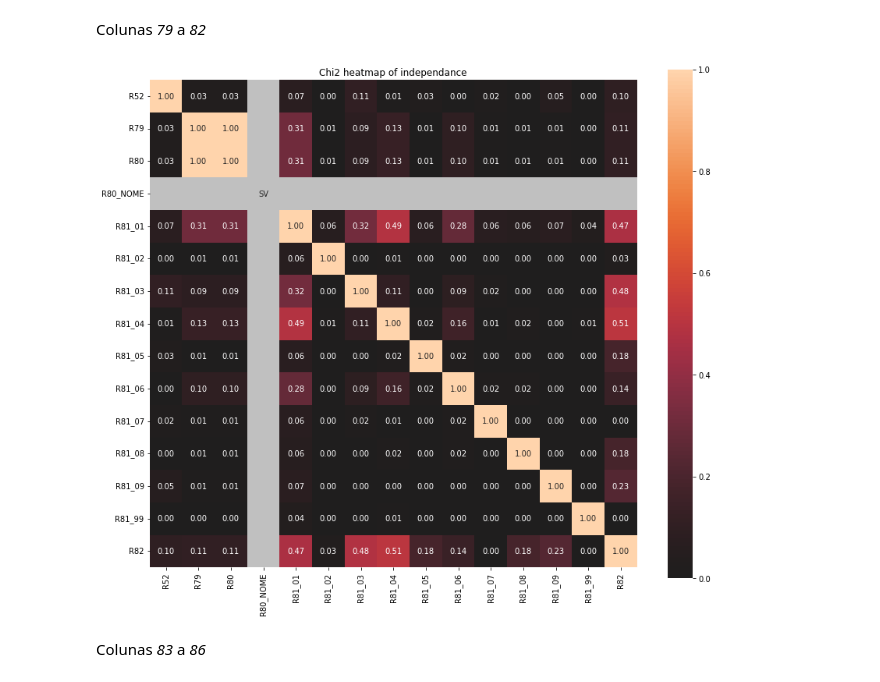
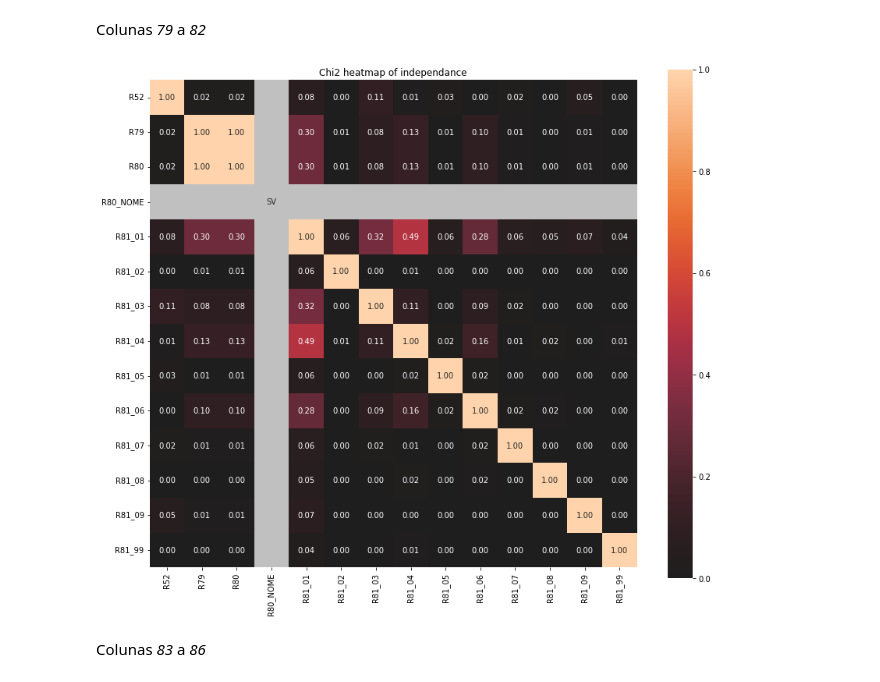
Before and after one commit to insper-classroom/23-1a-cd-p2-anderson_samuel_vinicius, a Jupyter notebook: Relatório.ipynb, the cells around one changed output. Drawn from its saved outputs; the diff is of its cells as text; code cells hidden in the pictures.

```diff
--- a/Relatório.ipynb
+++ b/Relatório.ipynb
@@ -1011,8 +1193,8 @@ Colunas _21_ a _27_
 # Pegando as colunas para selecionar pelo dicionário
 bloco_buscado = []
 aux = ''
-i = 21
-while i <= 27:
+i = 23
+while i <= 24:
     aux = 'R' + str(i)
     bloco_buscado.append(aux)
     i += 1
@@ -1087,7 +1269,7 @@ Colunas _33_ a _40_
 bloco_buscado = []
 aux = ''
 i = 33
-while i <= 40:
+while i <= 38:
     aux = 'R' + str(i)
     bloco_buscado.append(aux)
     i += 1
@@ -1283,7 +1465,7 @@ Colunas _60_ a _66_
 # %%
 bloco_buscado = []
 aux = ''
-i = 60
+i = 61
 while i <= 66:
     aux = 'R' + str(i)
     bloco_buscado.append(aux)
@@ -1380,7 +1562,7 @@ Colunas _74_ a _75_
 bloco_buscado = []
 aux = ''
 i = 74
-while i <= 75:
+while i <= 74:
     aux = 'R' + str(i)
     bloco_buscado.append(aux)
     i += 1
@@ -1427,25 +1609,25 @@ Colunas _79_ a _82_
 # %%
 bloco_buscado = []
 aux = ''
 i = 79
-while i <= 82:
+while i <= 81:
     aux = 'R' + str(i)
     bloco_buscado.append(aux)
     i += 1
 
 # Separando o bloco por loc
 perguntas = ['R52']
 for per in bloco_buscado:
     for column in col_per_quest[per]:
         perguntas.append(column)
 
 analise = responsaveis_df.loc[:, perguntas]
 
 # Teste do Chi Quadrado
 associations(analise,figsize=(14,12),title="Chi2 heatmap of independance")
 plt.show()
 # %% [output]
-[figure, old version]
+[figure, new version]
 # %% [markdown]
 Colunas _83_ a _86_
 # %%
```
Also changed, not shown: parts of 130 cells of this notebook.
